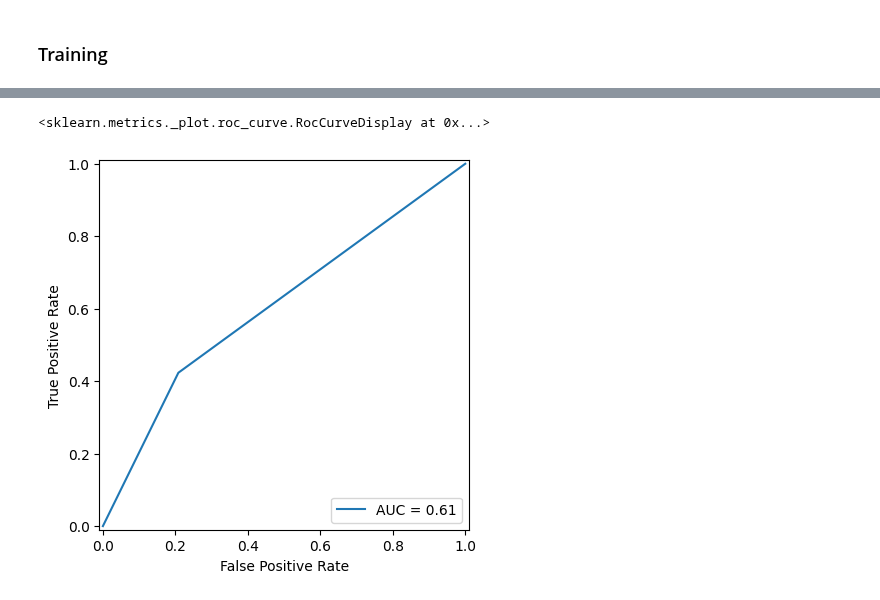
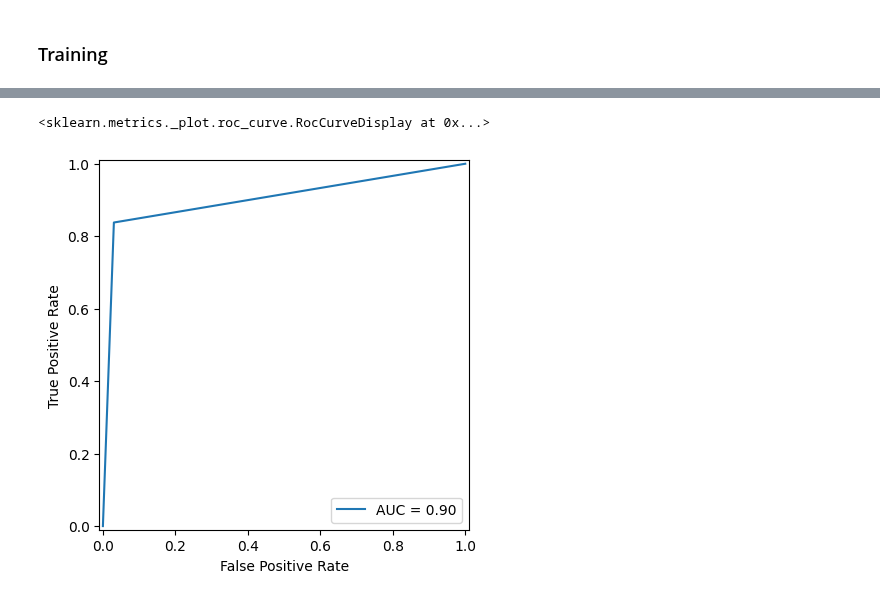
Before and after one commit to Loic017/TinyML-for-Epileptic-Seizures, a Jupyter notebook: stft_feature_extraction_and_training.ipynb, the cells around one changed output, grey strips where cells are left out. Drawn from its saved outputs; the diff is of its cells as text; code cells hidden in the pictures.

```diff
--- a/stft_feature_extraction_and_training.ipynb
+++ b/stft_feature_extraction_and_training.ipynb
@@ -736,29 +894,49 @@ Confusion Matrix:
 # %%
 from sklearn import metrics
 
 y_true, y_score = [], []
 
-for i in actual:
+
+for i in actual_test:
+
     for j in i:
+
         y_true.append(j.to("cpu"))
 
-for i in predicted:
+
+for i in predicted_test:
+
     for j in i:
+
         if j[0] > j[1]:
+
             y_score.append(0)
+
         else:
+
             y_score.append(1)
 
+
 # y_true = y_true.detach().cpu()
+
+
 # y_score = y_score.detach().cpu()
 
+
 fpr, tpr, thresholds = metrics.roc_curve(y_true=y_true, y_score=y_score)
+
+
 roc_auc = metrics.auc(fpr, tpr)
+
+
 # dis = metrics.RocCurveDisplay(fpr=fpr, tpr=tpr, roc_auc=roc_auc)
+
+
 # dis.plot()
+
+
+dis = metrics.RocCurveDisplay(fpr=fpr, tpr=tpr, roc_auc=roc_auc)
+dis.plot()
+# %% [output]
+<sklearn.metrics._plot.roc_curve.RocCurveDisplay at 0x...>
+[figure, added]
-# %%
-dis = metrics.RocCurveDisplay(fpr=fpr, tpr=tpr, roc_auc=roc_auc)
-dis.plot()
-# %% [output]
-<sklearn.metrics._plot.roc_curve.RocCurveDisplay at 0x...>
-[figure, removed]
```
Also changed, not shown: parts of 40 cells of this notebook, 2 other files.
